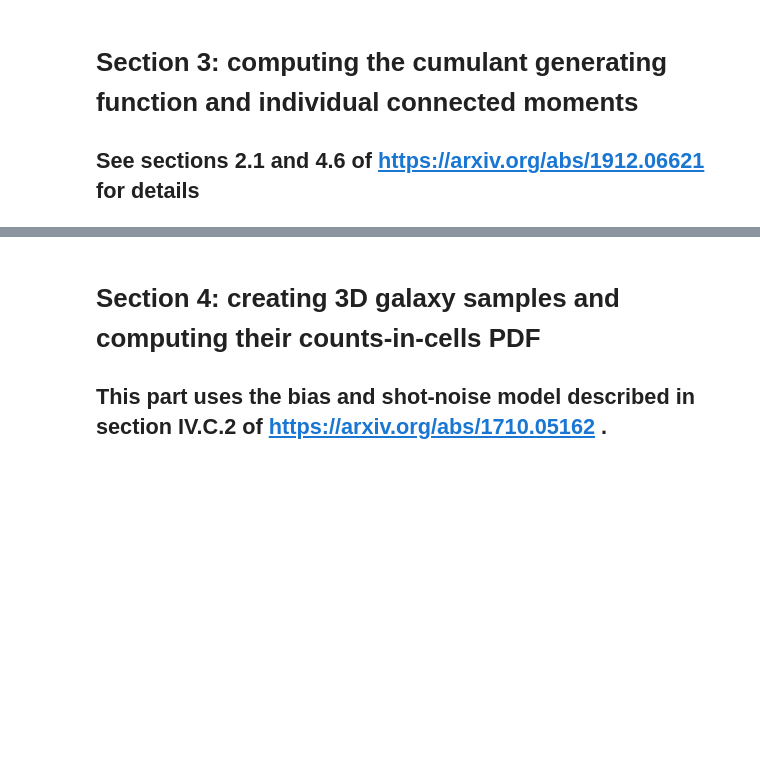
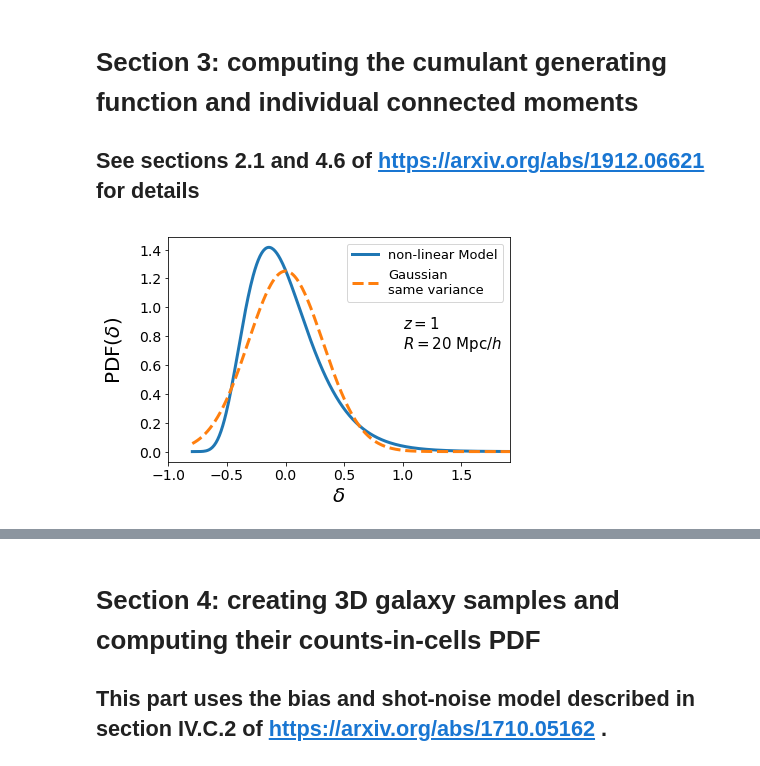
Before and after one commit to OliverFHD/CosMomentum, a Jupyter notebook: compute_PDF_and_CGF.ipynb, the cells around one changed output, grey strips where cells are left out. Cells and saved outputs as stored; diff of their text form; code cells hidden in the pictures; blank space fills up the shorter version.

```diff
--- a/compute_PDF_and_CGF.ipynb
+++ b/compute_PDF_and_CGF.ipynb
@@ -308,3 +331,22 @@ R = 15.0
 
 d_L_values, lambda_values, phi_values, phi_prime_values, phi_prime_prime_values = CGF(z, R, f_NL, var_NL_rescale, 0)
 d_L_G_values, lambda_G_values, phi_G_values, phi_G_prime_values, phi_G_prime_prime_values = CGF(z, R, 0.0, var_NL_rescale, 0)
+# %%
+var = np.sum(delta_values_PNG**2*PDF_values_PNG)/np.sum(PDF_values_PNG)
+plt.plot(delta_values_PNG, PDF_values_PNG, linewidth=3, linestyle='solid', label=r'non-linear Model')
+plt.plot(delta_values_PNG, np.exp(-0.5*delta_values_PNG**2/var)/np.sqrt(2.0*np.pi*var), linewidth=3, linestyle='dashed', label='Gaussian\nsame variance')
+
+
+plt.xticks(fontsize=14)
+plt.yticks(fontsize=14)
+plt.legend(fontsize=13, loc='upper right')
+var = np.sum(delta_values**2*PDF_values)/np.sum(PDF_values)
+plt.xlim(-1.0, 6.0*np.sqrt(var))
+plt.text(1.0,0.7,"$z=1$\n$R=20$ Mpc$/h$", size=15)
+
+plt.xlabel(r'$\delta$', size = 20)
+plt.ylabel(r'$\mathrm{PDF}(\delta)$', size = 20, labelpad=15)
+plt.subplots_adjust(left  = 0.18, right = 0.97, bottom=0.19, top=0.97)
+plt.savefig("plots/PDF_demonstration.pdf")
+# %% [output]
+[figure, added]
```
Also changed, not shown: parts of 22 cells of this notebook.
